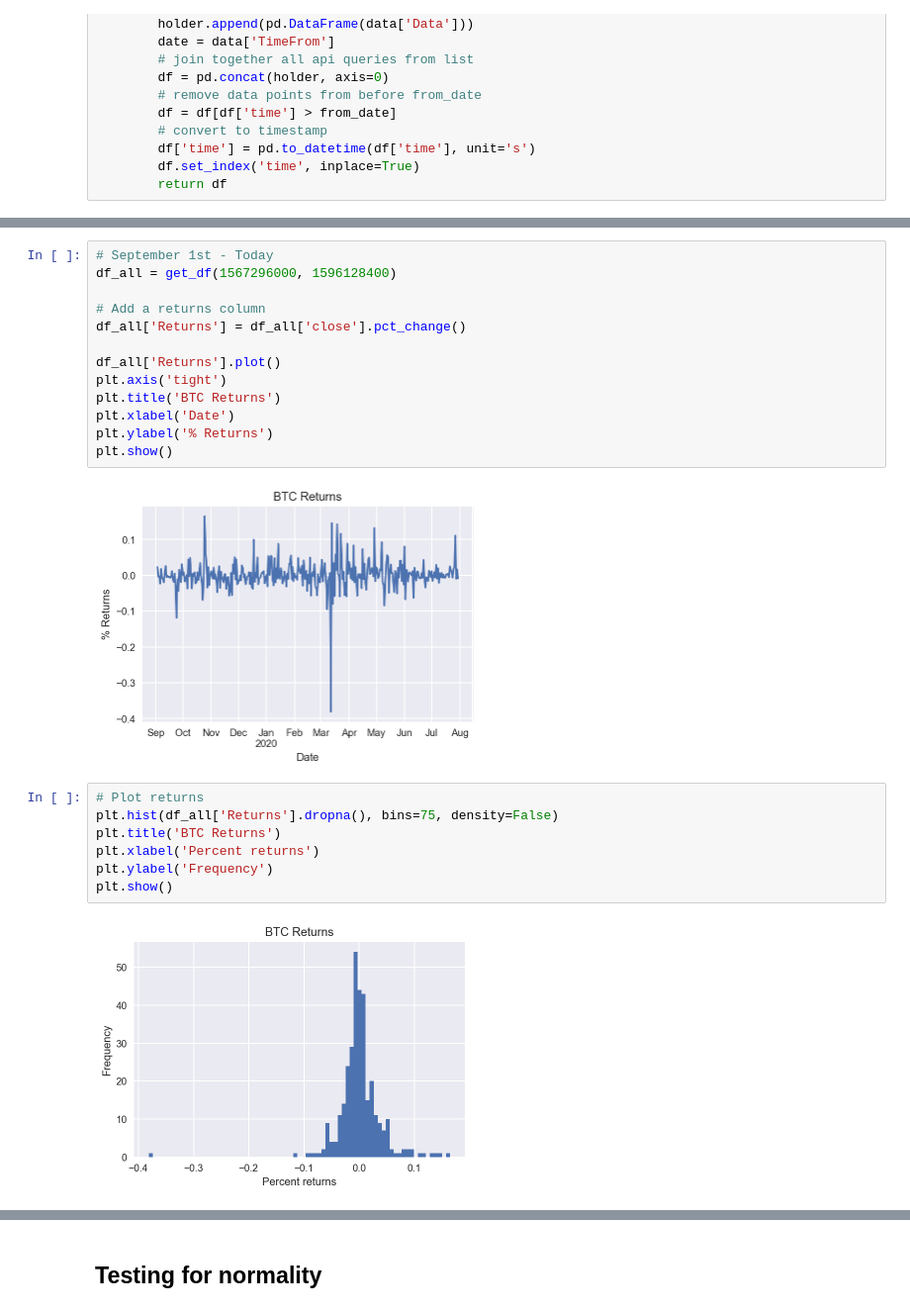
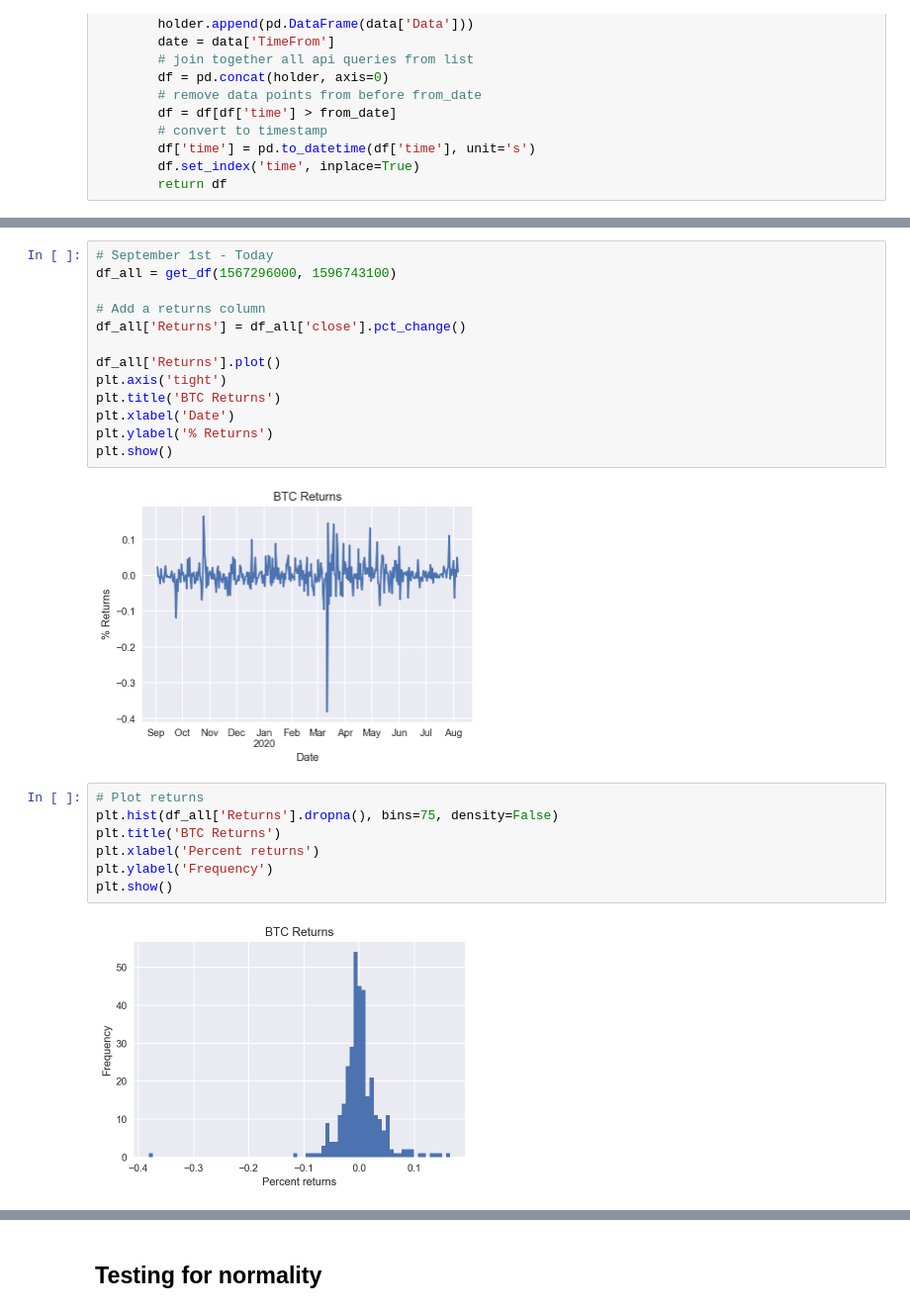
Before and after one commit to hilljtm/sfund, a Jupyter notebook: CryptoC_plots.ipynb, the cells around one changed output, grey strips where cells are left out. Shown at 99% size. Saved outputs shown, nothing was run; the diff lists cells and outputs as text.

```diff
--- a/CryptoC_plots.ipynb
+++ b/CryptoC_plots.ipynb
@@ -119,18 +119,18 @@ plt.show();
 # %%
 # September 1st - Today
-df_all = get_df(1567296000, 1596128400)
+df_all = get_df(1567296000, 1596743100)
 
 # Add a returns column
 df_all['Returns'] = df_all['close'].pct_change()
 
 df_all['Returns'].plot()
 plt.axis('tight')
 plt.title('BTC Returns')
 plt.xlabel('Date')
 plt.ylabel('% Returns')
 plt.show()
 # %% [output]
-[figure, old version]
+[figure, new version]
 # %%
 # Plot returns
 plt.hist(df_all['Returns'].dropna(), bins=75, density=False)
@@ -139,7 +139,7 @@ plt.xlabel('Percent returns')
 plt.ylabel('Frequency')
 plt.show()
 # %% [output]
-[figure, old version]
+[figure, new version]
 # %%
 from scipy.stats import skew
 
```
Also changed, not shown: parts of 7 cells of this notebook, 2 other files.
